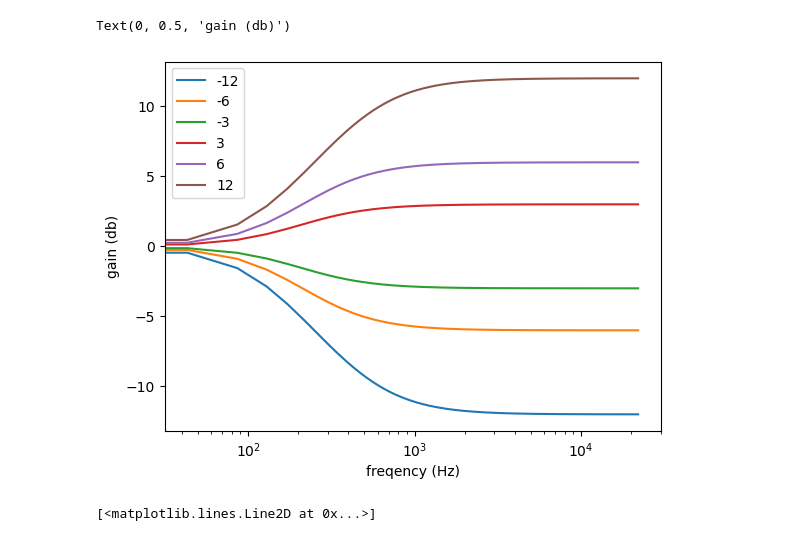
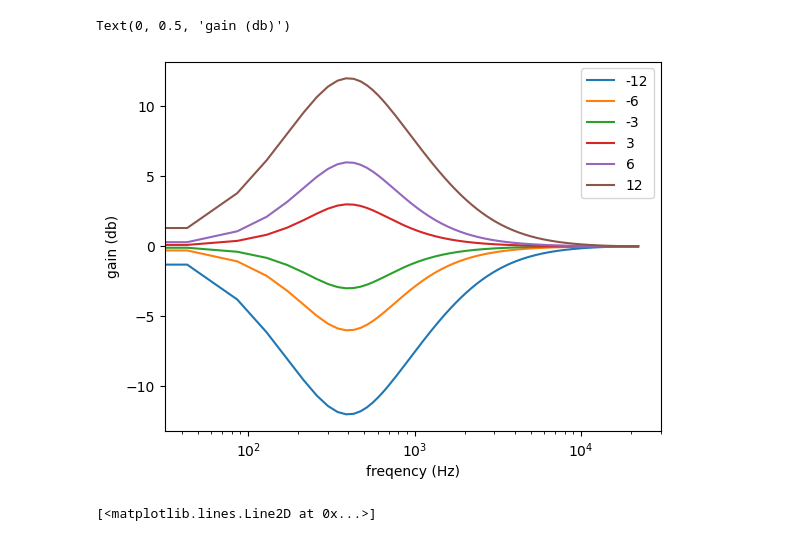
Before and after one commit to bfbarry/cli_amp, a Jupyter notebook: diagnostic.ipynb, the cells around one changed output. Saved outputs shown, nothing was run; the diff lists cells and outputs as text; code cells hidden in the pictures.

Commit message:
peak filter, starting c++ interface

```diff
--- a/diagnostic.ipynb
+++ b/diagnostic.ipynb
@@ -78,7 +0,0 @@ def many_sin(freqs=np.linspace(1,1000,1000)):
-# %%
-filtered = first_order_low_shelf(signal, 100, -3)
-for sig in (signal, filtered):
-    frequencies, psd = welch(sig, FS, nperseg=2048)
-    plt.semilogy(frequencies, psd)
-plt.xlim(0,10000)
-plt.xlabel('Frequency (Hz)')
@@ -85,20 +136,20 @@ plt.xlabel('Frequency (Hz)')
 # %%
 fc = 400
 # db = 3
 # for fc in np.arange(1000,20000,1000):
+high_shelf = ModifiedBiquadAnalyzer('peak')
 for db in [-12,-6,-3,3,6,12]:
-    nums, denoms = first_order_high_shelf(None, fc, db, True)
-    f, h = freqz(nums, denoms)
-    gain = 20 * np.log10(abs(h))
+    high_shelf.set_parameters(fc, db)
+    f, gain = high_shelf.get_freq_response()
     plt.semilogx(f*FS/(2*np.pi), gain, label=db)
 plt.legend()
 plt.xlabel('freqency (Hz)')
 plt.ylabel('gain (db)')
 
     # plt.vlines(fc, ymin=min(h), ymax=max(h))
 # %% [output]
 Text(0, 0.5, 'gain (db)')
-[figure, old version]
+[figure, new version]
 # %%
 sig = many_sin() #np.random.normal(size=100000)
 filtered = first_order_low_shelf(sig, 1000, -3)
```
Also changed, not shown: parts of 2 cells of this notebook, 3 other files.
